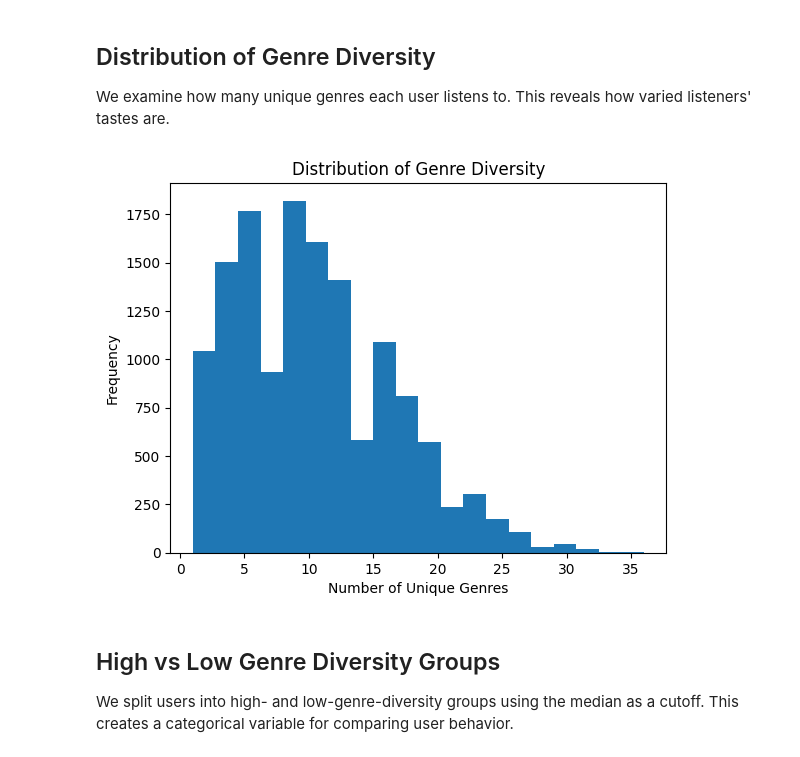
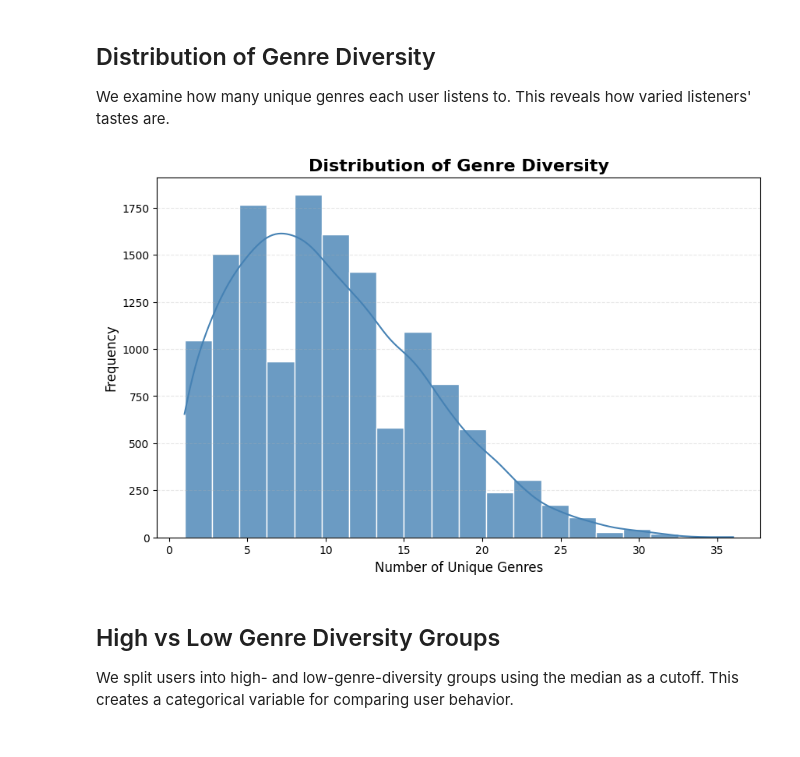
Before and after one commit to samikshakarimbil/genre-predictor, a Jupyter notebook: data_exploration.ipynb, the cells around one changed output. Cells and saved outputs as stored; diff of their text form; code cells hidden in the pictures.

```diff
--- a/data_exploration.ipynb
+++ b/data_exploration.ipynb
@@ -85,12 +80,24 @@ plt.show()
 
 We examine how many unique genres each user listens to. This reveals how varied listeners' tastes are.
 # %%
-user_features["genre_diversity"].plot.hist(bins=20)
-plt.title("Distribution of Genre Diversity")
-plt.xlabel("Number of Unique Genres")
+plt.figure(figsize=(10, 6))
+sns.histplot(
+    user_features["genre_diversity"],
+    bins=20,
+    kde=True,
+    color="steelblue",
+    edgecolor="white",
+    alpha=0.8
+)
+
+plt.title("Distribution of Genre Diversity", fontsize=16, weight='bold')
+plt.xlabel("Number of Unique Genres", fontsize=12)
+plt.ylabel("Frequency", fontsize=12)
+
+plt.grid(axis='y', linestyle='--', alpha=0.3)
 plt.show()
 # %% [output]
-[figure, old version]
+[figure, new version]
 # %% [markdown]
 ## High vs Low Genre Diversity Groups
 
```
Also changed, not shown: parts of 6 cells of this notebook, 1 other file.
